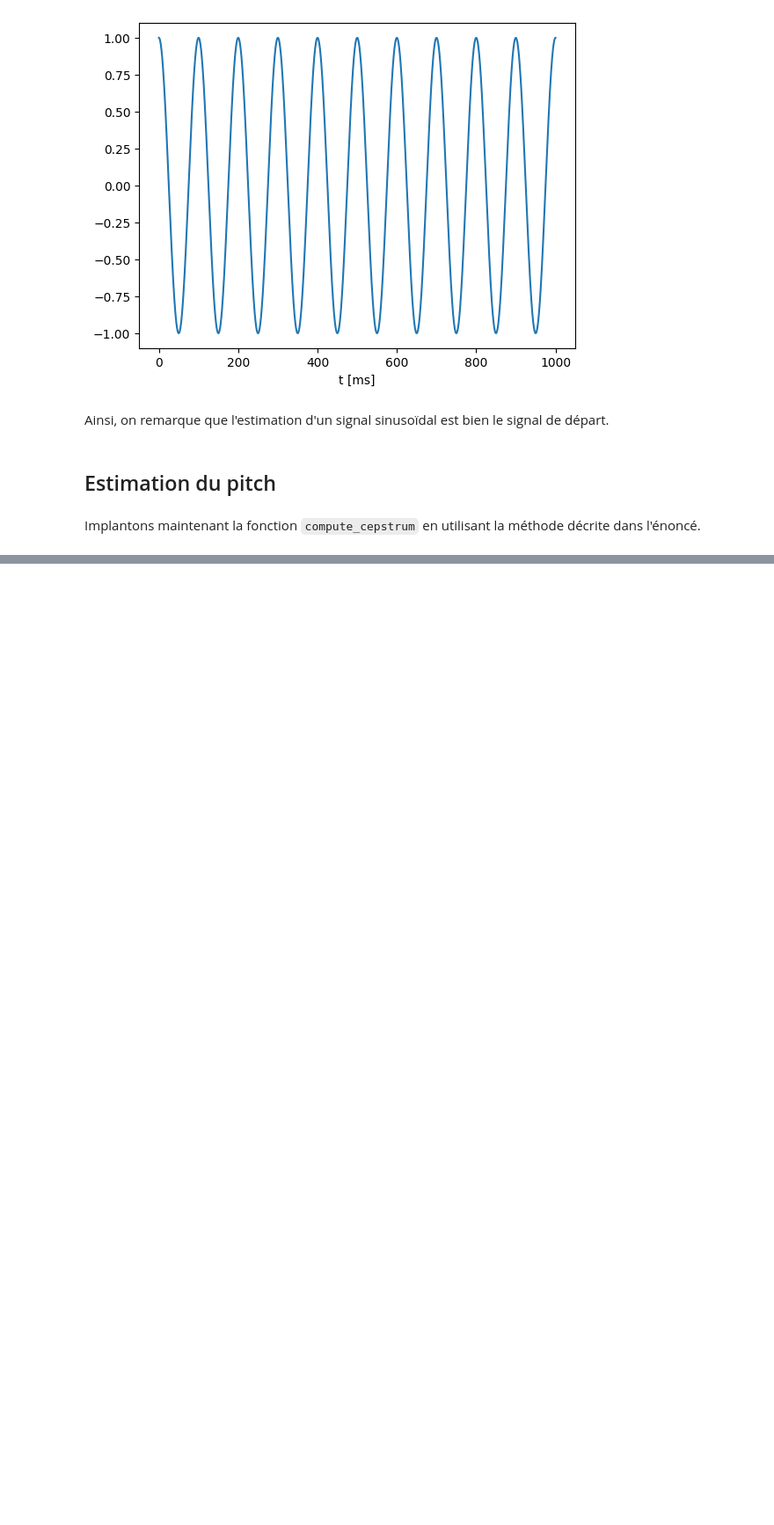
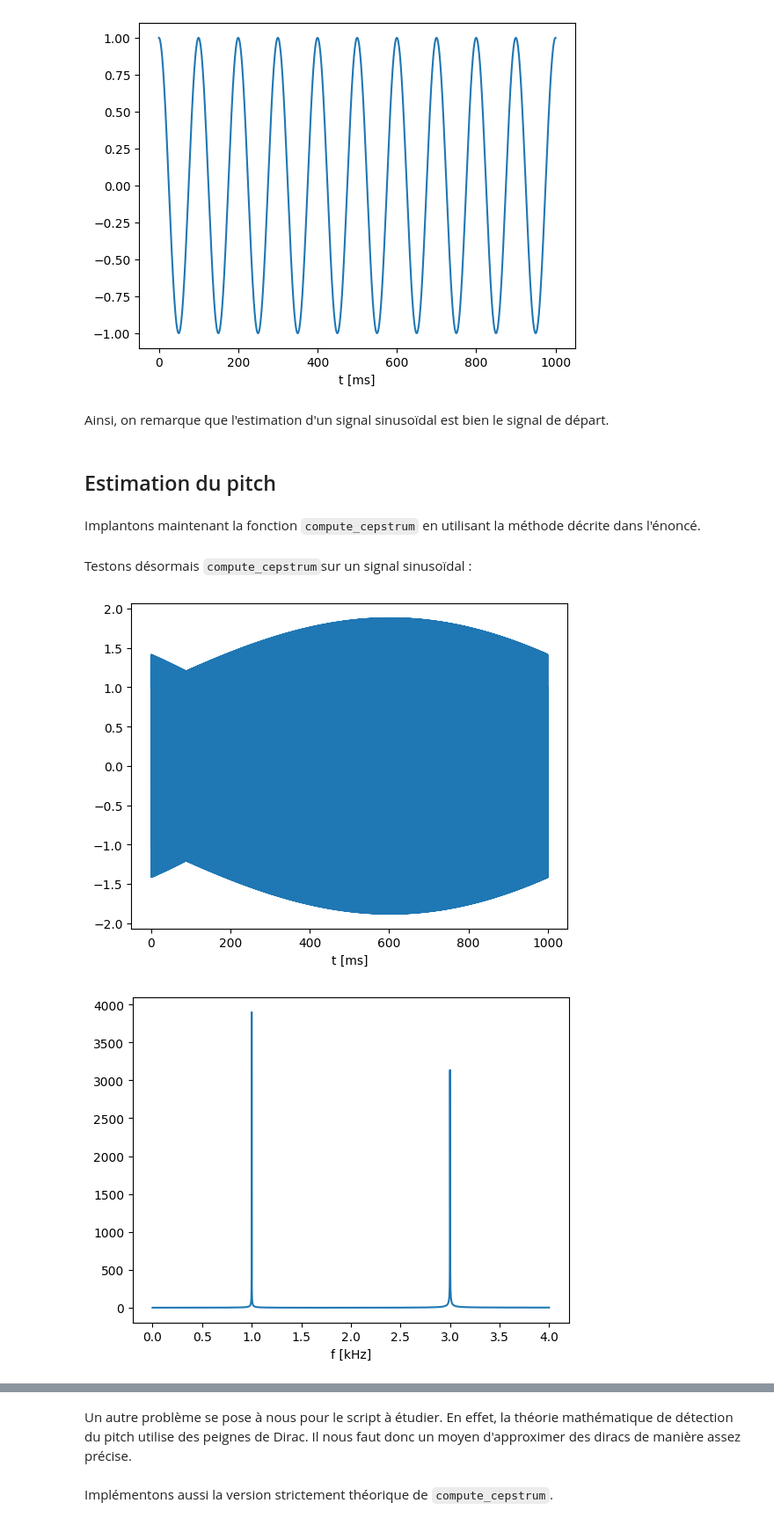
Before and after one commit to SushiOfDestiny/TDS-projet-signaux-parole, a Jupyter notebook: lpc.ipynb, the cells around one changed output, grey strips where cells are left out. Shown at 88% size. Cells and saved outputs as stored; diff of their text form; code cells hidden in the pictures; blank space fills up the shorter version.

```diff
--- a/lpc.ipynb
+++ b/lpc.ipynb
@@ -325,0 +361,11 @@ def compute_cepstrum(x):
+# %% [markdown]
+Testons désormais `compute_cepstrum`sur un signal sinusoïdal :
+# %%
+times = np.linspace(0,1,8000)
+x = np.cos( 2*np.pi*1e3 * times) + np.sin( 2*np.pi*3e3 * times)
+utils.plot_signal(x,fs)
+utils.plot_spectrum( np.fft.fft( x ), fs )
+utils.plot_cepstrum( compute_cepstrum( x ), fs )
+# %% [output]
+[figure, added]
+[figure, added]
@@ -325,0 +373,2 @@ def compute_cepstrum(x):
+# %% [markdown]
+Un autre problème se pose à nous pour le script à étudier. En effet, la théorie mathématique de détection du pitch utilise des peignes de Dirac. Il nous faut donc un moyen d'approximer des diracs de manière assez précise.
@@ -325,0 +409,2 @@ def compute_cepstrum(x):
+# %% [markdown]
+Implémentons aussi la version strictement théorique de `compute_cepstrum`.
```
Also changed, not shown: parts of 13 cells of this notebook.
